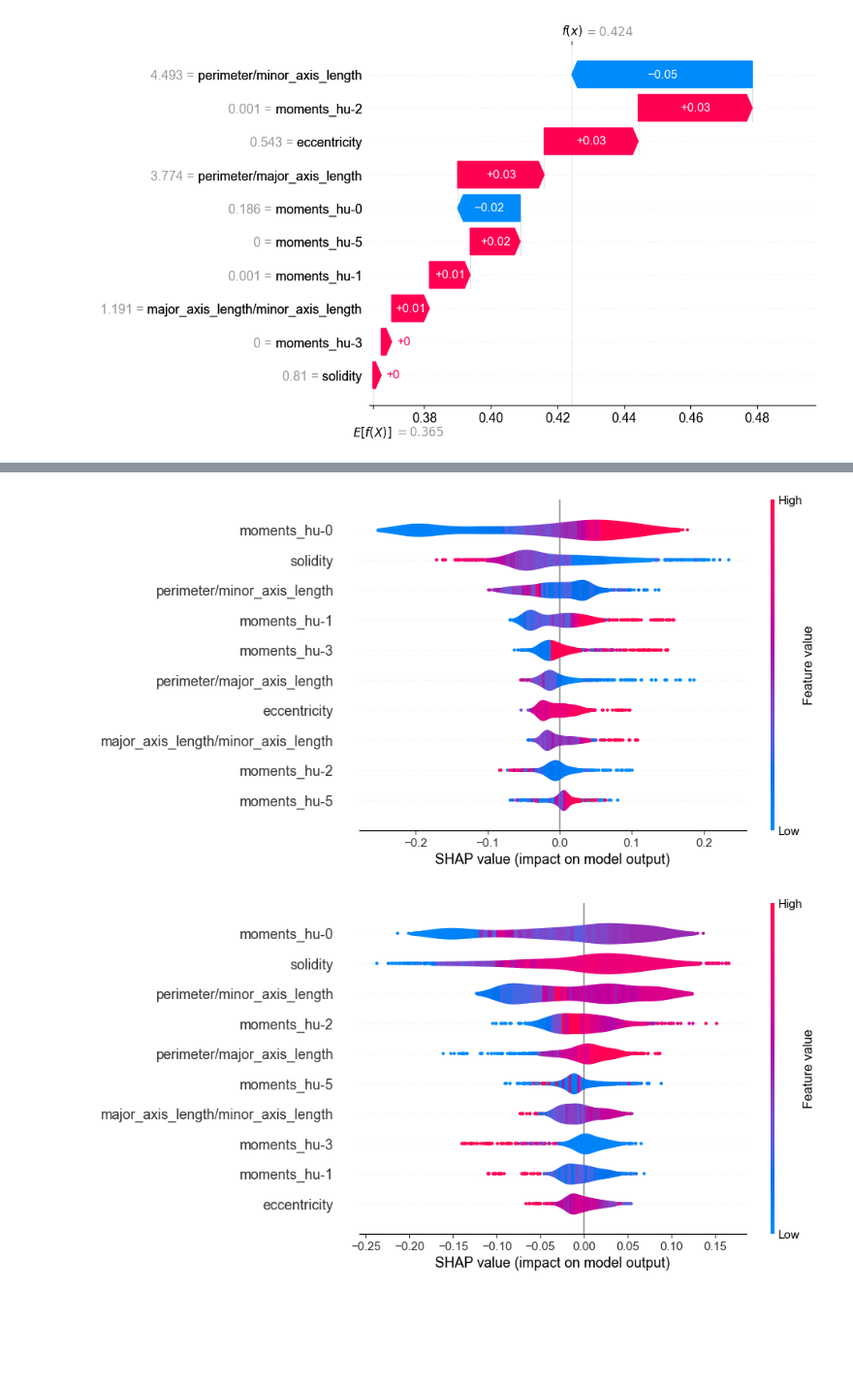
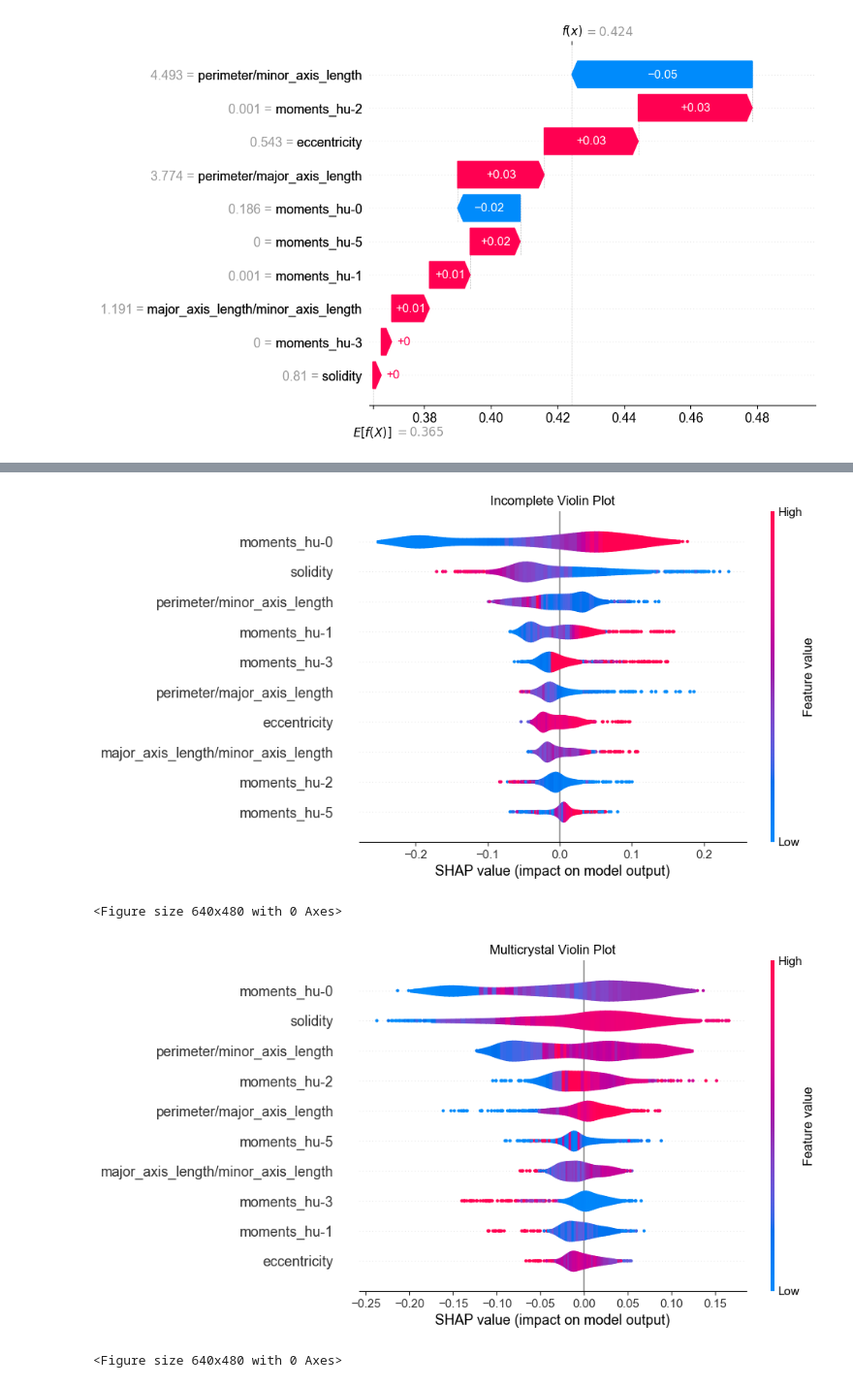
Before and after one commit to jepietryga/colloidalcrystal_ml, a Jupyter notebook: ManuscriptFigures/S1_FeatureEngineering_FeatureImportance/shap_analysis.ipynb, the cells around one changed output, grey strips where cells are left out. Shown at 97% size. Saved outputs shown, nothing was run; the diff lists cells and outputs as text; code cells hidden in the pictures; blank space fills up the shorter version.

Commit message:
Manuscript Figure Work

```diff
--- a/ManuscriptFigures/S1_FeatureEngineering_FeatureImportance/shap_analysis.ipynb
+++ b/ManuscriptFigures/S1_FeatureEngineering_FeatureImportance/shap_analysis.ipynb
@@ -74,8 +109,16 @@ shap.plots.violin(shap_values[:,:,0]) # Crystal
 # %%
-shap.plots.violin(shap_values[:,:,1]) # Incomplete
+shap.plots.violin(shap_values[:,:,1],show=False) # Incomplete
+plt.title("Incomplete Violin Plot")
+plt.show()
+plt.savefig("S1_Shapley_Incomplete.png")
 # %% [output]
-[figure, old version]
+[figure, new version]
+<Figure size 640x480 with 0 Axes>
 # %%
-shap.plots.violin(shap_values[:,:,2]) # Multicrystal
+shap.plots.violin(shap_values[:,:,2],show=False) # Multicrystal
+plt.title("Multicrystal Violin Plot")
+plt.show()
+plt.savefig("S1_Shapley_Multicrystal.png")
 # %% [output]
-[figure, old version]
+[figure, new version]
+<Figure size 640x480 with 0 Axes>
```
Also changed, not shown: parts of 7 cells of this notebook, 1 other file.
